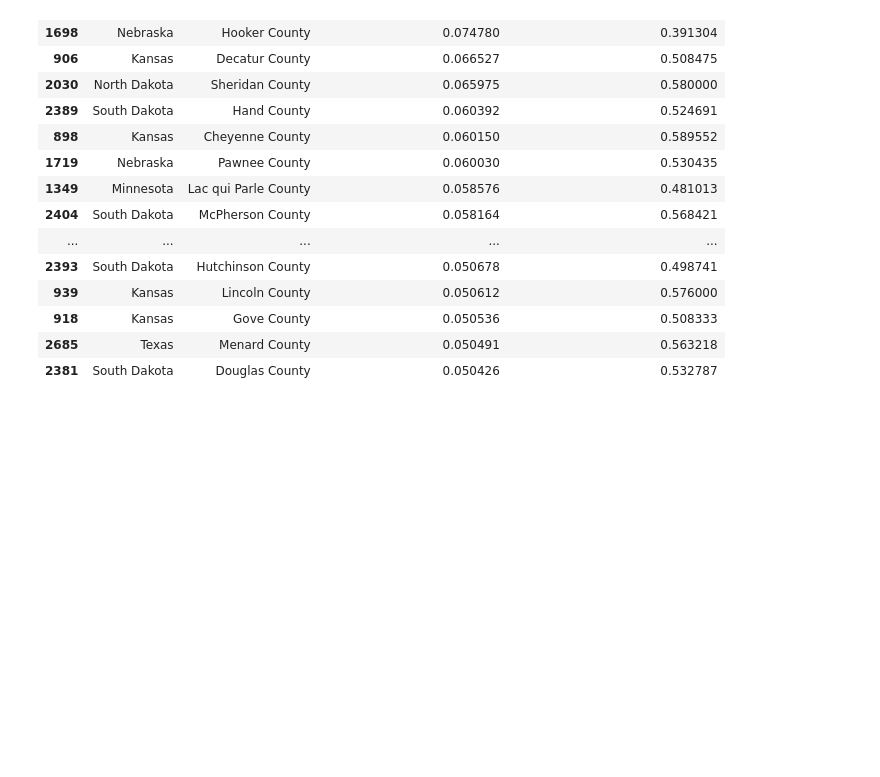
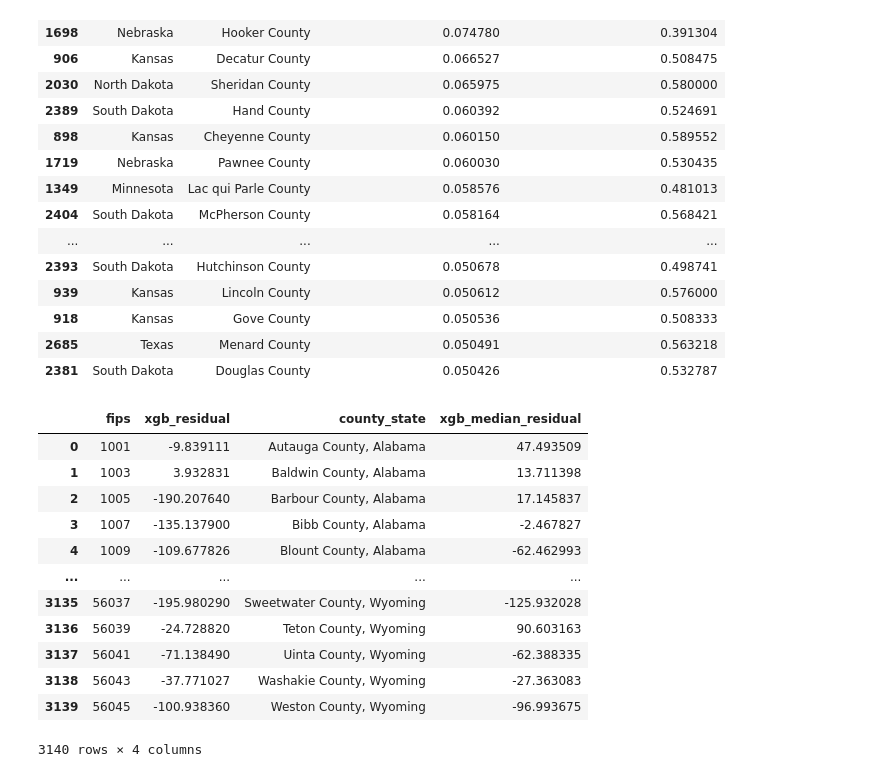
Before and after one commit to jessebmurray/COVID-19, a Jupyter notebook: Formatting.ipynb, the cells around one changed output. Cells and saved outputs as stored; diff of their text form; code cells hidden in the pictures; blank space fills up the shorter version.

```diff
--- a/Formatting.ipynb
+++ b/Formatting.ipynb
@@ -228,3 +233,19 @@ df.sort_values(by='TOT_POP_eightyfive_older', ascending=False)[['STNAME',
 | 918 | Kansas | Gove County | 0.050536 | 0.508333 |
 | 2685 | Texas | Menard County | 0.050491 | 0.563218 |
 | 2381 | South Dakota | Douglas County | 0.050426 | 0.532787 |
+# %%
+dfresid
+# %% [output]
+|  | fips | xgb_residual | county_state | xgb_median_residual |
+| 0 | 1001 | -9.839111 | Autauga County, Alabama | 47.493509 |
+| 1 | 1003 | 3.932831 | Baldwin County, Alabama | 13.711398 |
+| 2 | 1005 | -190.207640 | Barbour County, Alabama | 17.145837 |
+| 3 | 1007 | -135.137900 | Bibb County, Alabama | -2.467827 |
+| 4 | 1009 | -109.677826 | Blount County, Alabama | -62.462993 |
+| ... | ... | ... | ... | ... |
+| 3135 | 56037 | -195.980290 | Sweetwater County, Wyoming | -125.932028 |
+| 3136 | 56039 | -24.728820 | Teton County, Wyoming | 90.603163 |
+| 3137 | 56041 | -71.138490 | Uinta County, Wyoming | -62.388335 |
+| 3138 | 56043 | -37.771027 | Washakie County, Wyoming | -27.363083 |
+| 3139 | 56045 | -100.938360 | Weston County, Wyoming | -96.993675 |
+3140 rows × 4 columns
```
Also changed, not shown: parts of 13 cells of this notebook, 4 other files.
